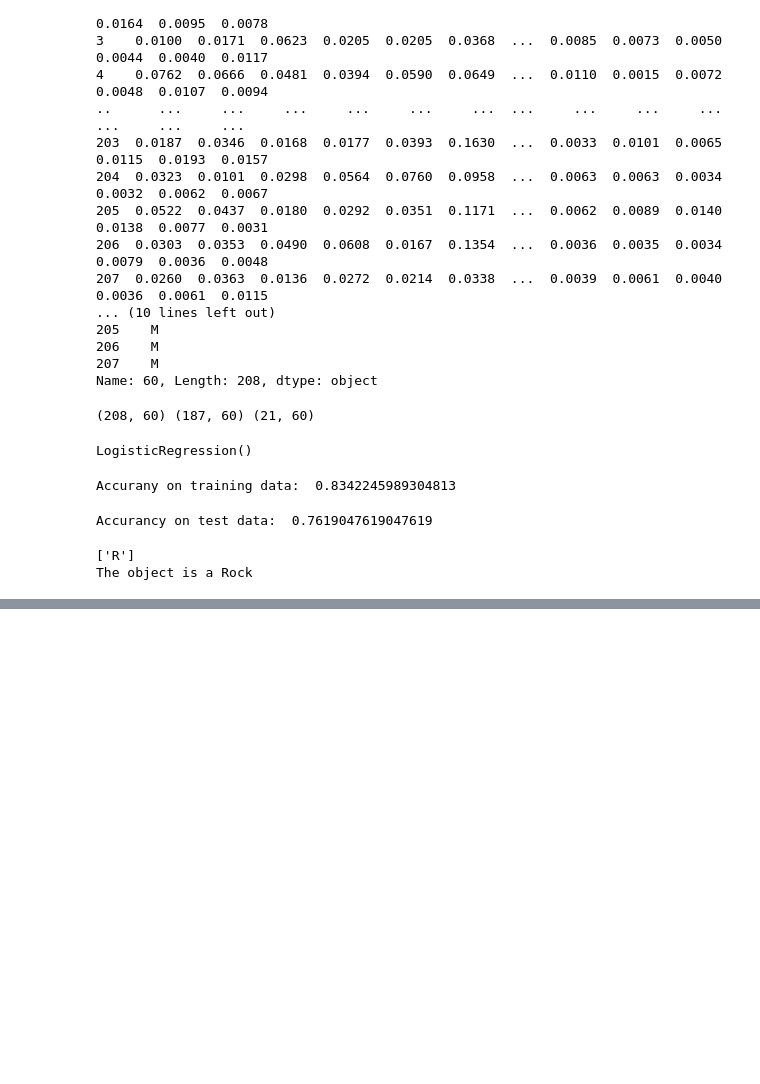
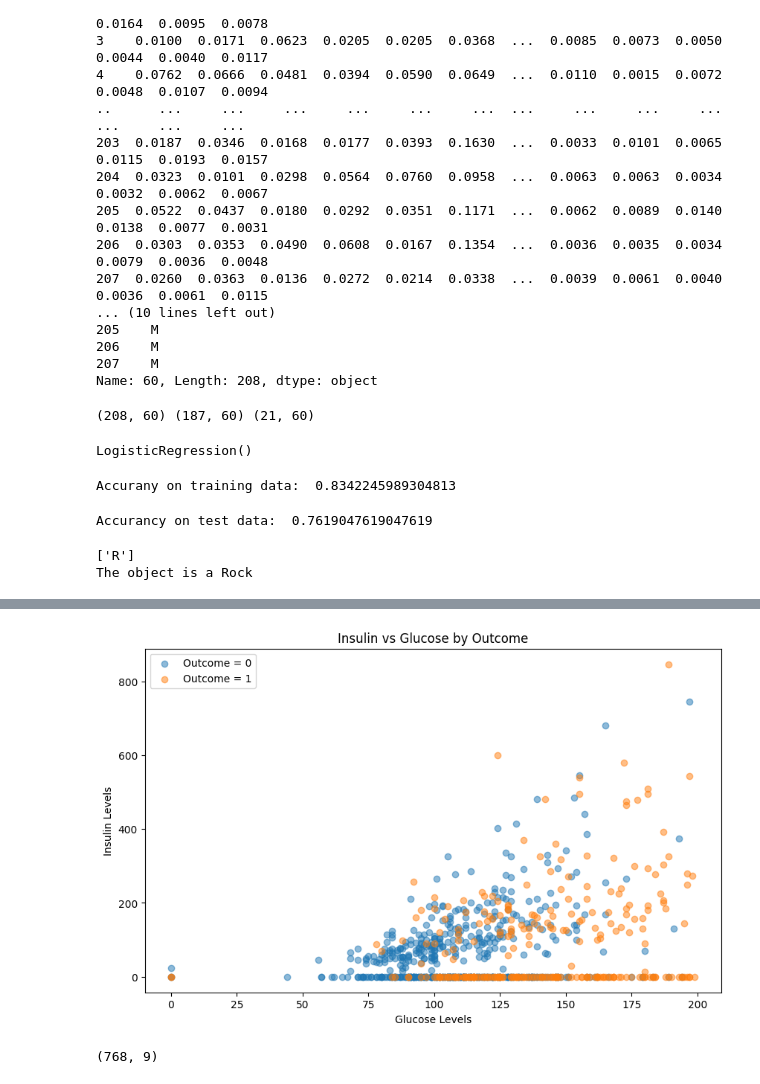
Before and after one commit to Hernanylima/Practice-Linear-Regression-and-Logistic-Regression, a Jupyter notebook: Rock_vs_Mine_Prediction.ipynb, the cells around one changed output, grey strips where cells are left out. Cells and saved outputs as stored; diff of their text form; code cells hidden in the pictures; blank space fills up the shorter version.

```diff
--- a/Rock_vs_Mine_Prediction.ipynb
+++ b/Rock_vs_Mine_Prediction.ipynb
@@ -124,0 +134,4 @@ The object is a Rock
+# %%
+#loading the dataset to a pandas DataFrame
+diabates_dataset = pd.read_csv('/content/diabetes.csv')
+diabates_dataset.head()
@@ -124,0 +145,18 @@ The object is a Rock
+# %%
+# @title Insulin vs Glucose by Outcome
+
+import matplotlib.pyplot as plt
+
+plt.figure(figsize=(10, 6))
+plt.scatter(diabates_dataset[diabates_dataset['Outcome'] == 0]['Glucose'], diabates_dataset[diabates_dataset['Outcome'] == 0]['Insulin'], alpha=0.5, label='Outcome = 0')
+plt.scatter(diabates_dataset[diabates_dataset['Outcome'] == 1]['Glucose'], diabates_dataset[diabates_dataset['Outcome'] == 1]['Insulin'], alpha=0.5, label='Outcome = 1')
+plt.xlabel('Glucose Levels')
+plt.ylabel('Insulin Levels')
+plt.title('Insulin vs Glucose by Outcome')
+_ = plt.legend()
+# %% [output]
+[figure, added]
+# %%
+diabates_dataset.shape
+# %% [output]
+(768, 9)
```
Also changed, not shown: parts of 18 cells of this notebook.
